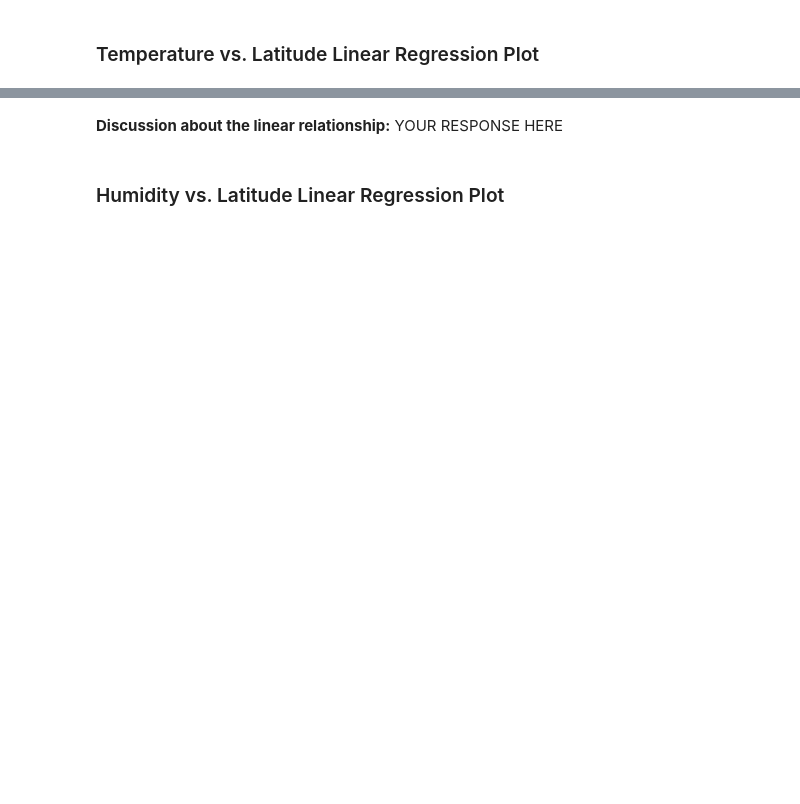
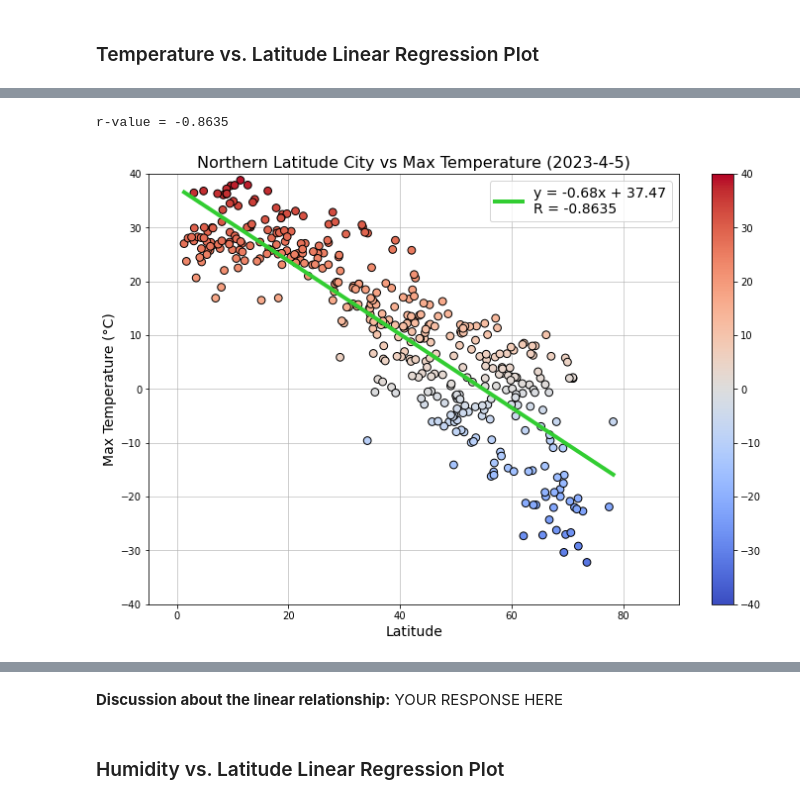
Before and after one commit to zachaa/python-api-challenge, a Jupyter notebook: WeatherPy.ipynb, the cells around one changed output, grey strips where cells are left out. Cells and saved outputs as stored; diff of their text form; code cells hidden in the pictures; blank space fills up the shorter version.

```diff
--- a/WeatherPy.ipynb
+++ b/WeatherPy.ipynb
@@ -287,10 +299,11 @@ plt.show()
 #### Latitude vs. Wind Speed Plot
 # %%
 # Build the scatter plots for latitude vs. wind speed
-fig, ax = plot_scatter(city_data_df["Lat"], city_data_df["Wind Speed"],
-                       "jet", 0, 18,
-                       "Latitude", "Wind Speed (m/s)", "City Latitude vs Wind Speed (2023-4-5)",
-                       (-90, 90), (-0.2, 18.8))
+fig, ax = plt.subplots(figsize=(12, 8))
+ax = plot_scatter(fig, ax, city_data_df["Lat"], city_data_df["Wind Speed"],
+                  "jet", 0, 18,
+                  "Latitude", "Wind Speed (m/s)", "City Latitude vs Wind Speed (2023-4-5)",
+                  (-90, 90), (-0.2, 18.8))
 
 # plt.savefig("output_data/WeatherPy_Lat_v_Wind.png")
 plt.show()
@@ -347,0 +352,12 @@ The r-value is: 0.4121057168607245
+# %%
+# Linear regression on Northern Hemisphere
+fig, ax = plt.subplots(figsize=(12, 8))
+ax = plot_scatter(fig, ax, northern_hemi_df["Lat"], northern_hemi_df["Max Temp"],
+                  "coolwarm", -40, 40,
+                  "Latitude", "Max Temperature (°C)", "Northern Latitude City vs Max Temperature (2023-4-5)",
+                  (-5, 90), (-40, 40))
+ax = plot_linear_regression(ax, northern_hemi_df["Lat"], northern_hemi_df["Max Temp"], 'limegreen')
+plt.show()
+# %% [output]
+r-value = -0.8635
+[figure, added]
```
Also changed, not shown: parts of 24 cells of this notebook.
